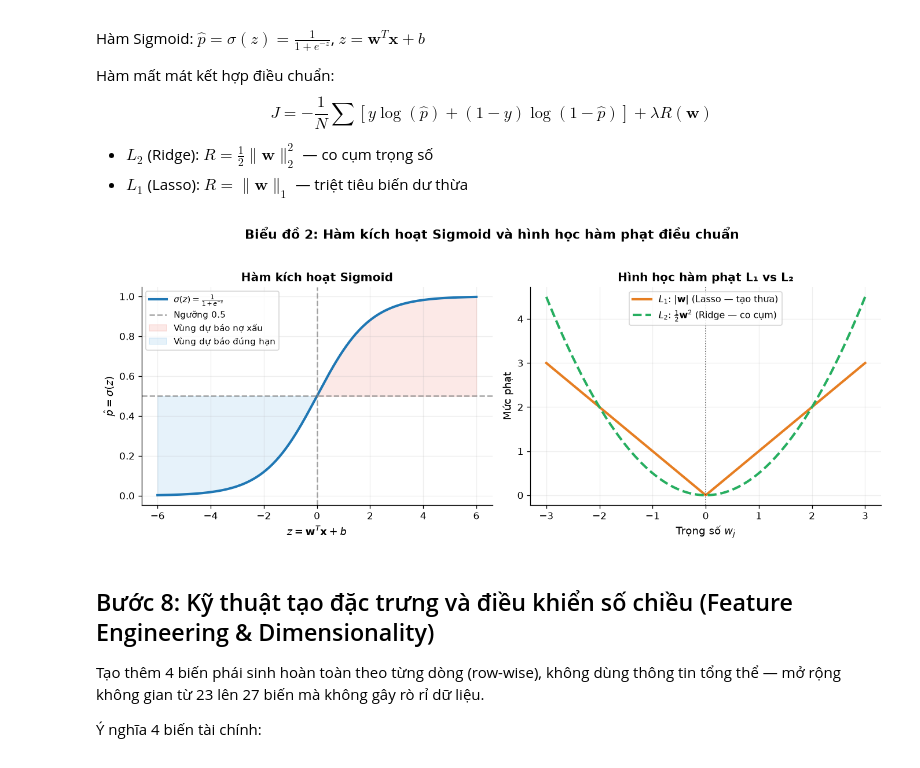
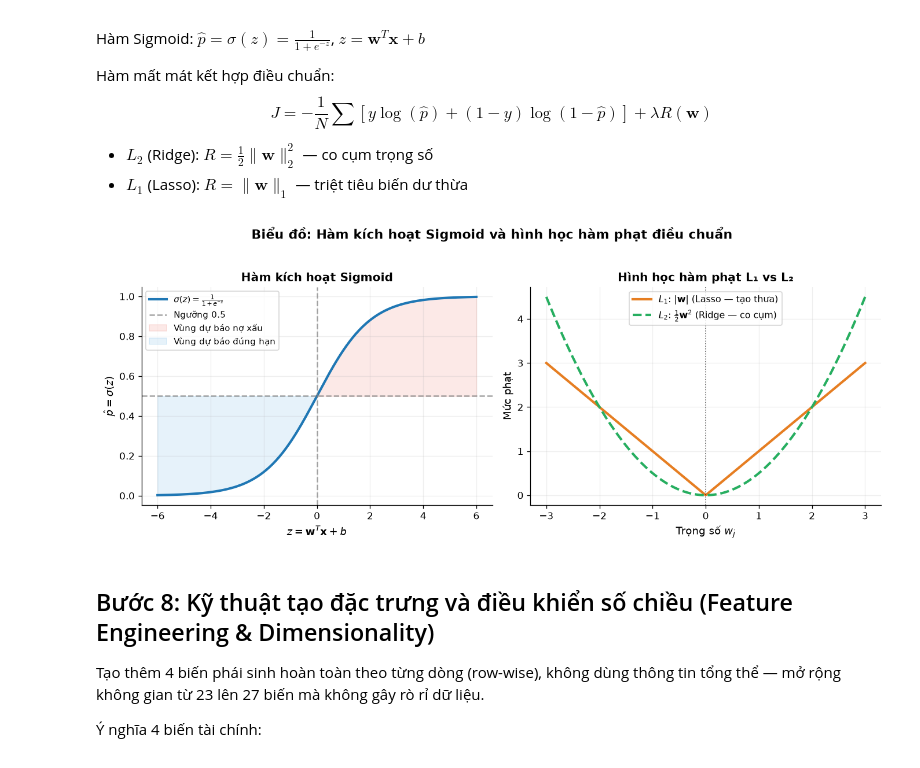
Before and after one commit to nguyenthinhuy04062006-droid/LogR, a Jupyter notebook: credit_card_default_logistic_regression.ipynb, the cells around one changed output. Drawn from its saved outputs; the diff is of its cells as text; code cells hidden in the pictures.

Commit message:
fix(notebook): eliminate font warnings, clean cell 15 chart title, and enable UTF-8 in tests

```diff
--- a/credit_card_default_logistic_regression.ipynb
+++ b/credit_card_default_logistic_regression.ipynb
@@ -229,36 +229,36 @@ l1_pen = np.abs(w_vals)
 l2_pen = 0.5 * (w_vals ** 2)
 
 fig, (ax_sig, ax_pen) = plt.subplots(1, 2, figsize=(11.5, 4.5))
-fig.suptitle('Biểu đồ 2: Hàm kích hoạt Sigmoid và hình học hàm phạt điều chuẩn', fontsize=13, fontweight='bold', y=1.03)
+fig.suptitle('Biểu đồ: Hàm kích hoạt Sigmoid và hình học hàm phạt điều chuẩn', fontsize=13, fontweight='bold', y=1.03)
 
 # Subplot 1: Hàm kích hoạt Sigmoid
 ax_sig.plot(z_vals, sig_vals, color='#1f77b4', lw=2.5, label=r'$\sigma(z) = \frac{1}{1 + e^{-z}}$')
 ax_sig.axhline(0.5, color='gray', linestyle='--', alpha=0.7, label='Ngưỡng 0.5')
 ax_sig.axvline(0, color='gray', linestyle='--', alpha=0.7)
 ax_sig.fill_between(z_vals, sig_vals, 0.5, where=(sig_vals > 0.5), alpha=0.12, color='#e74c3c', label='Vùng dự báo nợ xấu')
 ax_sig.fill_between(z_vals, sig_vals, 0.5, where=(sig_vals <= 0.5), alpha=0.12, color='#3498db', label='Vùng dự báo đúng hạn')
 ax_sig.set_xlabel(r"$z = \mathbf{w}^T\mathbf{x} + b$", fontsize=11)
 ax_sig.set_ylabel(r"$\hat{p} = \sigma(z)$", fontsize=11)
 ax_sig.set_title('Hàm kích hoạt Sigmoid', fontsize=12, fontweight='bold')
 ax_sig.legend(loc='upper left', fontsize=9)
 ax_sig.grid(True, linestyle='-', alpha=0.2)
 ax_sig.spines['top'].set_visible(False); ax_sig.spines['right'].set_visible(False)
 
 # Subplot 2: Hình học hàm phạt L1 vs L2
 ax_pen.plot(w_vals, l1_pen, color='#e67e22', lw=2.5, label=r'$L_1$: $|\mathbf{w}|$ (Lasso — tạo thưa)')
 ax_pen.plot(w_vals, l2_pen, color='#27ae60', lw=2.5, linestyle='--', label=r'$L_2$: $\frac{1}{2}\mathbf{w}^2$ (Ridge — co cụm)')
 ax_pen.axvline(0, color='black', linestyle=':', alpha=0.6, lw=1)
 ax_pen.set_xlabel(r'Trọng số $w_j$', fontsize=11)
 ax_pen.set_ylabel('Mức phạt', fontsize=11)
 ax_pen.set_title('Hình học hàm phạt L₁ vs L₂', fontsize=12, fontweight='bold')
 ax_pen.legend(loc='upper center', fontsize=9.5)
 ax_pen.grid(True, linestyle='-', alpha=0.2)
 ax_pen.spines['top'].set_visible(False); ax_pen.spines['right'].set_visible(False)
 
 plt.tight_layout()
 plt.show()
 # %% [output]
-[figure, old version]
+[figure, new version]
 # %% [markdown]
 ## Bước 8: Kỹ thuật tạo đặc trưng và điều khiển số chiều (Feature Engineering & Dimensionality)
 
```
Also changed, not shown: parts of 1 cell of this notebook, 4 other files.
